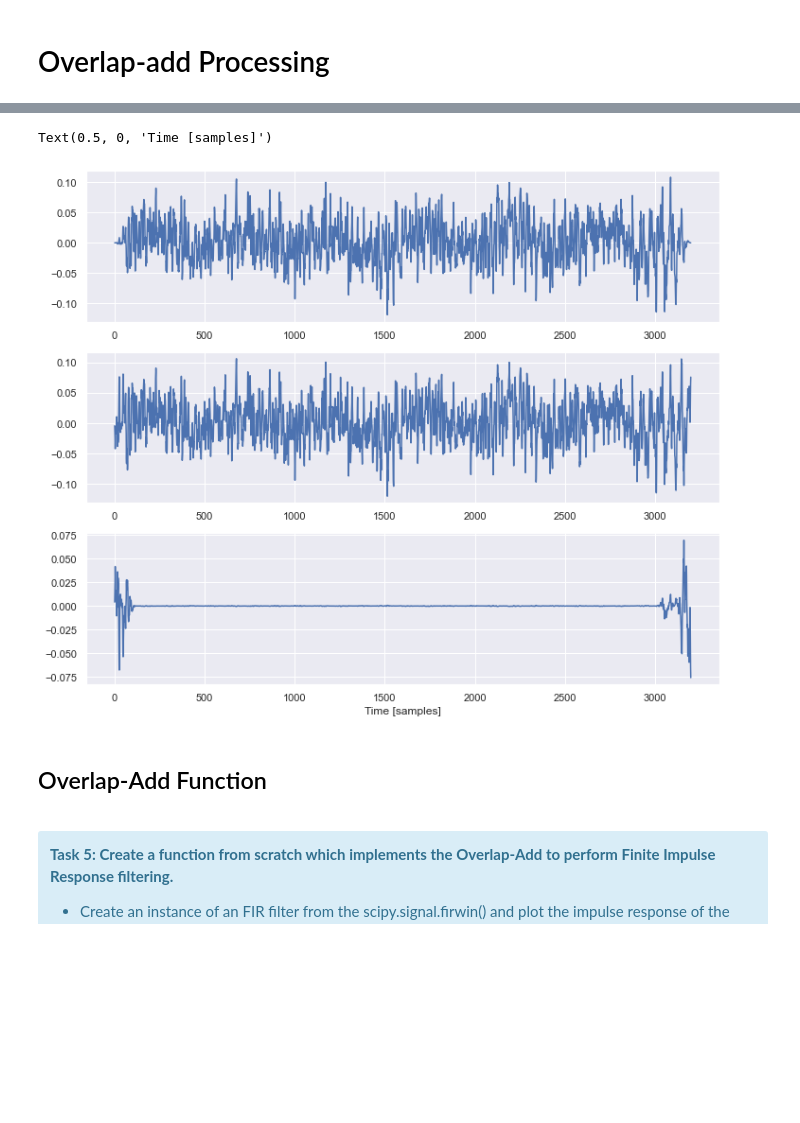
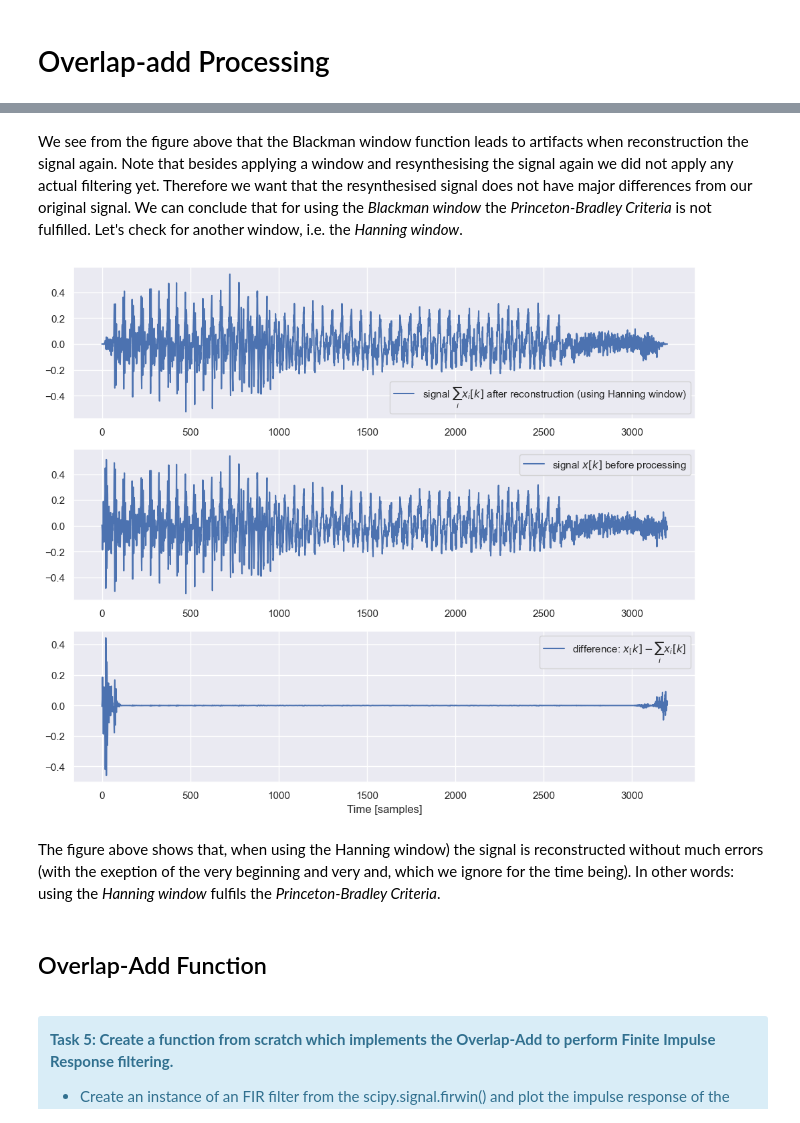
Before and after one commit to sap-shef/SpeechProcesssingLab, a Jupyter notebook: Lab-Sheet-Solutions/Lab-Sheet-8-Solution.ipynb, the cells around one changed output, grey strips where cells are left out. Drawn from its saved outputs; the diff is of its cells as text; code cells hidden in the pictures; blank space fills up the shorter version.

```diff
--- a/Lab-Sheet-Solutions/Lab-Sheet-8-Solution.ipynb
+++ b/Lab-Sheet-Solutions/Lab-Sheet-8-Solution.ipynb
@@ -262,0 +254,19 @@ plt.xlabel('samples $k$');
+# %%
+#This figure is being added to the tutorial instead after being polished
+T_start = 1.4             # start time of cut-out in seconds
+T_end   = 1.8             # end time of cut-out in seconds
+sample  = y[int(fs*T_start):int(fs*T_end)]  # cut out of T seconds
+
+# use our function to get the windows signal chunks / frames
+windowed = get_windowed_chunks(sample, window_choice = 'Blackman')
+
+# visualise the result
+plt.figure(figsize=(12,10))
+plt.subplot(11,1,1)
+plt.plot(sample)
+plt.ylabel('$x[k]$')
+for i,w in enumerate(windowed[:10]):
+    plt.subplot(11,1,i+2)
+    plt.plot(w,label='frame '+str(i) )
+    plt.ylabel('$x_'+str(i)+'[k]$')
+plt.xlabel('samples $k$');
@@ -290,17 +304,23 @@ Text(0.5, 0, 'Time [samples]')
+# %% [markdown]
+We see from the figure above that the Blackman window function leads to artifacts when reconstruction the signal again. Note that besides applying a window and resynthesising the signal again we did not apply any actual filtering yet. Therefore we want that the resynthesised signal does not have major differences from our original signal. We can conclude that for using the *Blackman window* the *Princeton-Bradley Criteria* is not fulfilled. Let's check for another window, i.e. the *Hanning window*.
 # %%
-windowed = get_windows(sample, window_choice = 'Hanning')
-reconstructed = sum([w for w in windowed])
+windowed_Hanning = get_windowed_chunks(sample, window_choice = 'Hanning')
+reconstructed = sum([w for w in windowed_Hanning])
 plt.figure(figsize=(12,10))
 plt.subplot(3,1,1)
-plt.plot(reconstructed)
+plt.plot(reconstructed,label='signal $\sum_i x_i[k]$ after reconstruction (using Hanning window)')
+plt.legend()
 plt.subplot(3,1,2)
-plt.plot(sample)
+plt.plot(sample,label='signal $x[k]$ before processing')
+plt.legend()
 plt.subplot(3,1,3)
-plt.plot(reconstructed-sample)
-plt.xlabel('Time [samples]')
+plt.plot(reconstructed-sample,label='difference: $x_[k] - \sum_i x_i[k]$')
+plt.legend()
+plt.xlabel('Time [samples]');
 # %% [output]
-Text(0.5, 0, 'Time [samples]')
-[figure, old version]
+[figure, new version]
+# %% [markdown]
+The figure above shows that, when using the Hanning window) the signal is reconstructed without much errors (with the exeption of the very beginning and very and, which we ignore for the time being). In other words: using the *Hanning window* fulfils the *Princeton-Bradley Criteria*.
 # %% [markdown]
 ## Overlap-Add Function
 <br>
```
Also changed, not shown: parts of 17 cells of this notebook, 1 other file.
